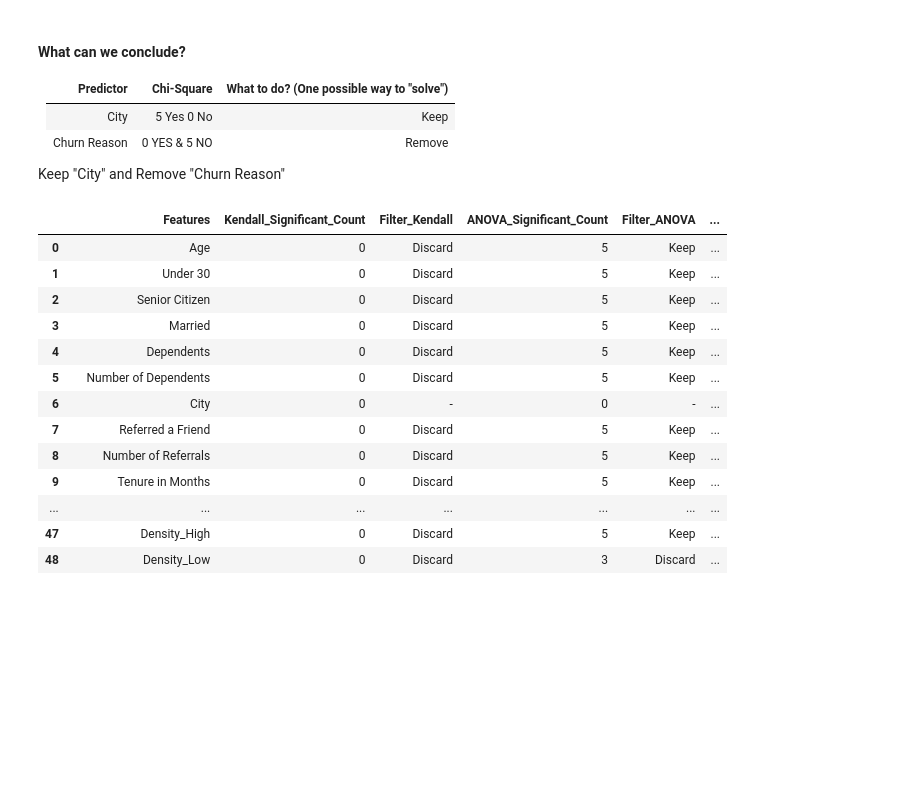
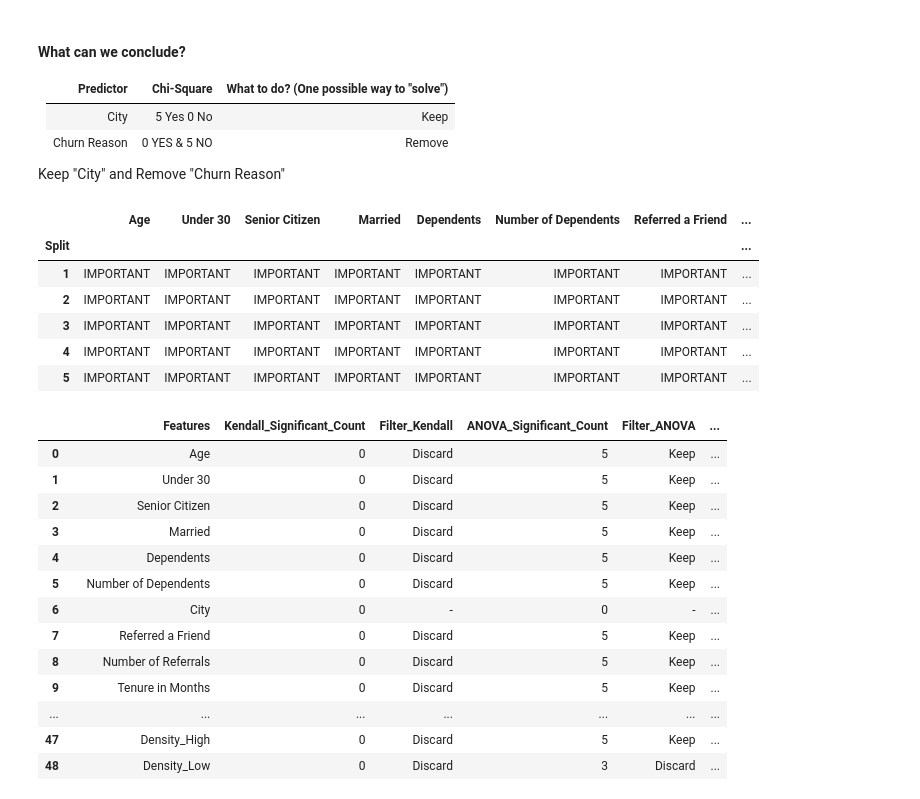
Before and after one commit to sarasustelosantos/bootcamp_group, a Jupyter notebook: 03_feature_selection_v2.ipynb, the cells around one changed output. Cells and saved outputs as stored; diff of their text form; code cells hidden in the pictures; blank space fills up the shorter version.

Commit message:
Chi Square

```diff
--- a/03_feature_selection_v2.ipynb
+++ b/03_feature_selection_v2.ipynb
@@ -688,6 +688,50 @@ Split
 
 
 Keep "City" and Remove "Churn Reason"
+# %%
+
+def apply_chisquare(X, y, var, alpha=0.05):
+    dfObserved = pd.crosstab(y, X)
+    chi2, p, dof, expected = stats.chi2_contingency(dfObserved.values)
+    if p < alpha:
+        result = "IMPORTANT"
+    else:
+        result = "NOT IMPORTANT"
+    return result
+
+def select_best_cat_features(X, y):
+    count = 1
+
+    # Create an empty DataFrame to store results
+    results_df = pd.DataFrame(index=range(1, 6), columns=X.columns)
+
+    skf = StratifiedKFold(n_splits=5, shuffle=True, random_state=42)
+
+    for train_index, val_index in skf.split(X, y):
+        X_train, X_val = X.iloc[train_index], X.iloc[val_index]
+        y_train, y_val = y.iloc[train_index], y.iloc[val_index]
+
+        # Check which categorical features to use using chi-square
+        X_train_cat = X_train.copy()
+        for var in X_train_cat:
+            result = apply_chisquare(X_train_cat[var], y_train, var)
+            results_df.at[count, var] = result
+
+        count += 1
+
+    # Print the final table with the title in the first column
+    results_df.index.name = 'Split'
+    return results_df
+
+select_best_cat_features(X, y)
+# %% [output]
+|  | Age | Under 30 | Senior Citizen | Married | Dependents | Number of Dependents | Referred a Friend | ... |
+| Split |  |  |  |  |  |  |  | ... |
+| 1 | IMPORTANT | IMPORTANT | IMPORTANT | IMPORTANT | IMPORTANT | IMPORTANT | IMPORTANT | ... |
+| 2 | IMPORTANT | IMPORTANT | IMPORTANT | IMPORTANT | IMPORTANT | IMPORTANT | IMPORTANT | ... |
+| 3 | IMPORTANT | IMPORTANT | IMPORTANT | IMPORTANT | IMPORTANT | IMPORTANT | IMPORTANT | ... |
+| 4 | IMPORTANT | IMPORTANT | IMPORTANT | IMPORTANT | IMPORTANT | IMPORTANT | IMPORTANT | ... |
+| 5 | IMPORTANT | IMPORTANT | IMPORTANT | IMPORTANT | IMPORTANT | IMPORTANT | IMPORTANT | ... |
 # %%
 X = X.drop(['Churn Reason'], axis = 1)
 # %%
```
Also changed, not shown: parts of 1 cell of this notebook, 2 other files.
